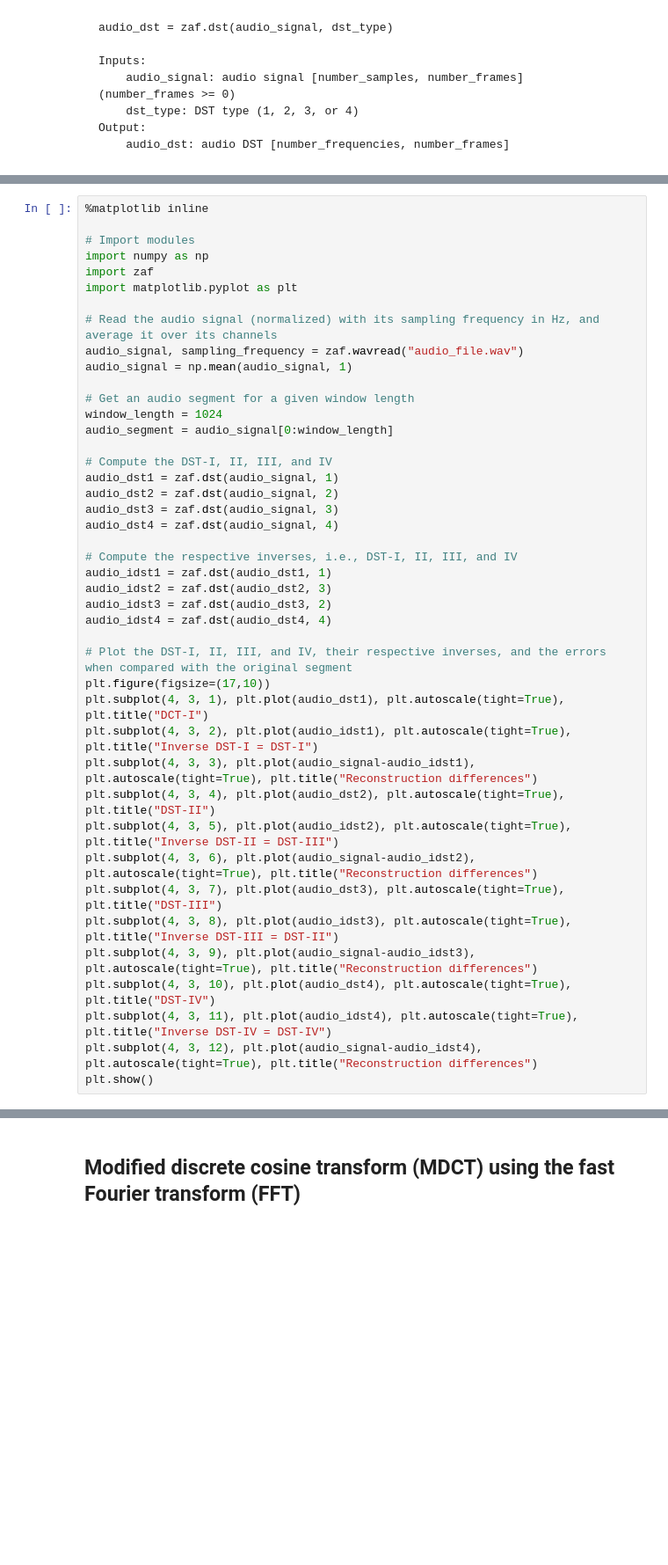
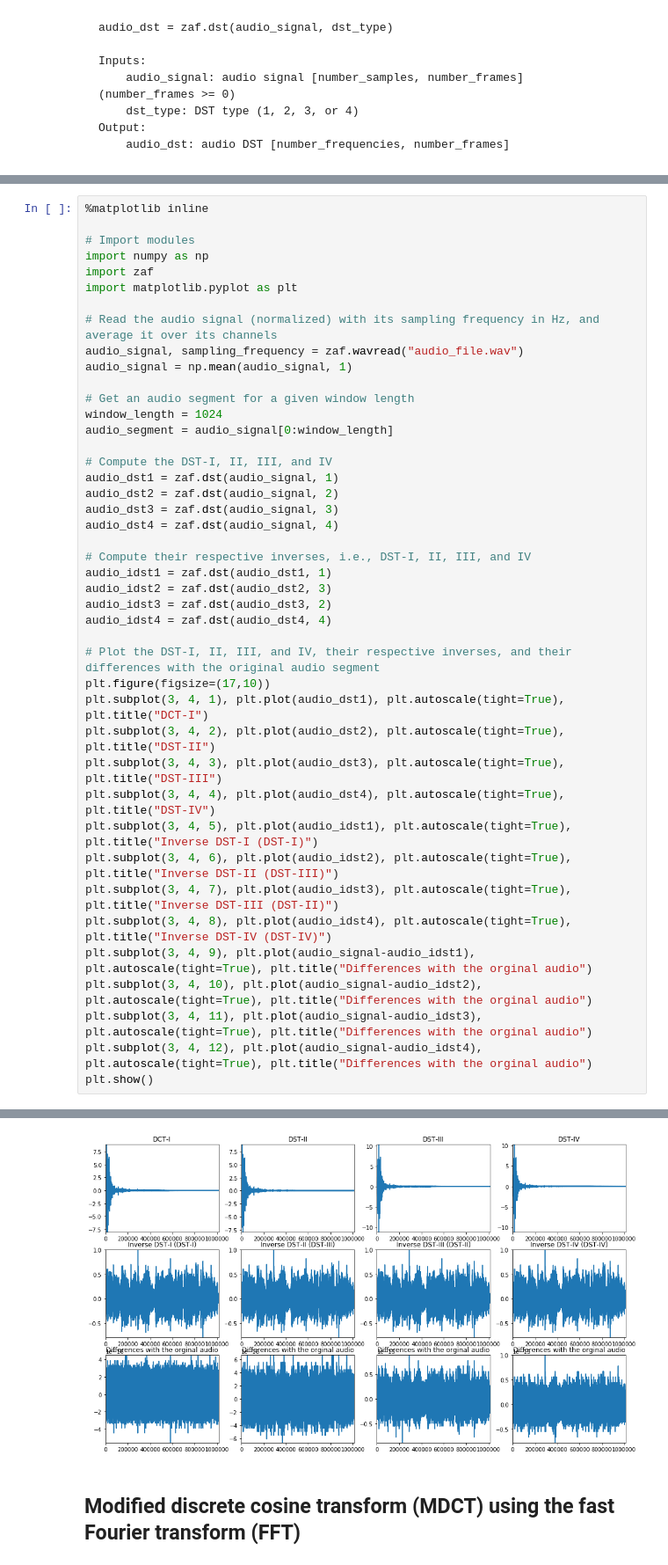
Before and after one commit to zafarrafii/Zaf-Python, a Jupyter notebook: examples.ipynb, the cells around one changed output, grey strips where cells are left out. Shown at 88% size. Saved outputs shown, nothing was run; the diff lists cells and outputs as text; blank space fills up the shorter version.

```diff
--- a/examples.ipynb
+++ b/examples.ipynb
@@ -437,25 +437,25 @@ audio_dst2 = zaf.dst(audio_signal, 2)
 audio_dst3 = zaf.dst(audio_signal, 3)
 audio_dst4 = zaf.dst(audio_signal, 4)
 
-# Compute the respective inverses, i.e., DST-I, II, III, and IV
+# Compute their respective inverses, i.e., DST-I, II, III, and IV
 audio_idst1 = zaf.dst(audio_dst1, 1)
 audio_idst2 = zaf.dst(audio_dst2, 3)
 audio_idst3 = zaf.dst(audio_dst3, 2)
 audio_idst4 = zaf.dst(audio_dst4, 4)
 
-# Plot the DST-I, II, III, and IV, their respective inverses, and the errors when compared with the original segment
+# Plot the DST-I, II, III, and IV, their respective inverses, and their differences with the original audio segment
 plt.figure(figsize=(17,10))
-plt.subplot(4, 3, 1), plt.plot(audio_dst1), plt.autoscale(tight=True), plt.title("DCT-I")
-plt.subplot(4, 3, 2), plt.plot(audio_idst1), plt.autoscale(tight=True), plt.title("Inverse DST-I = DST-I")
-plt.subplot(4, 3, 3), plt.plot(audio_signal-audio_idst1), plt.autoscale(tight=True), plt.title("Reconstruction differences")
-plt.subplot(4, 3, 4), plt.plot(audio_dst2), plt.autoscale(tight=True), plt.title("DST-II")
-plt.subplot(4, 3, 5), plt.plot(audio_idst2), plt.autoscale(tight=True), plt.title("Inverse DST-II = DST-III")
-plt.subplot(4, 3, 6), plt.plot(audio_signal-audio_idst2), plt.autoscale(tight=True), plt.title("Reconstruction differences")
-plt.subplot(4, 3, 7), plt.plot(audio_dst3), plt.autoscale(tight=True), plt.title("DST-III")
-plt.subplot(4, 3, 8), plt.plot(audio_idst3), plt.autoscale(tight=True), plt.title("Inverse DST-III = DST-II")
-plt.subplot(4, 3, 9), plt.plot(audio_signal-audio_idst3), plt.autoscale(tight=True), plt.title("Reconstruction differences")
-plt.subplot(4, 3, 10), plt.plot(audio_dst4), plt.autoscale(tight=True), plt.title("DST-IV")
-plt.subplot(4, 3, 11), plt.plot(audio_idst4), plt.autoscale(tight=True), plt.title("Inverse DST-IV = DST-IV")
-plt.subplot(4, 3, 12), plt.plot(audio_signal-audio_idst4), plt.autoscale(tight=True), plt.title("Reconstruction differences")
+plt.subplot(3, 4, 1), plt.plot(audio_dst1), plt.autoscale(tight=True), plt.title("DCT-I")
+plt.subplot(3, 4, 2), plt.plot(audio_dst2), plt.autoscale(tight=True), plt.title("DST-II")
+plt.subplot(3, 4, 3), plt.plot(audio_dst3), plt.autoscale(tight=True), plt.title("DST-III")
+plt.subplot(3, 4, 4), plt.plot(audio_dst4), plt.autoscale(tight=True), plt.title("DST-IV")
+plt.subplot(3, 4, 5), plt.plot(audio_idst1), plt.autoscale(tight=True), plt.title("Inverse DST-I (DST-I)")
+plt.subplot(3, 4, 6), plt.plot(audio_idst2), plt.autoscale(tight=True), plt.title("Inverse DST-II (DST-III)")
+plt.subplot(3, 4, 7), plt.plot(audio_idst3), plt.autoscale(tight=True), plt.title("Inverse DST-III (DST-II)")
+plt.subplot(3, 4, 8), plt.plot(audio_idst4), plt.autoscale(tight=True), plt.title("Inverse DST-IV (DST-IV)")
+plt.subplot(3, 4, 9), plt.plot(audio_signal-audio_idst1), plt.autoscale(tight=True), plt.title("Differences with the orginal audio")
+plt.subplot(3, 4, 10), plt.plot(audio_signal-audio_idst2), plt.autoscale(tight=True), plt.title("Differences with the orginal audio")
+plt.subplot(3, 4, 11), plt.plot(audio_signal-audio_idst3), plt.autoscale(tight=True), plt.title("Differences with the orginal audio")
+plt.subplot(3, 4, 12), plt.plot(audio_signal-audio_idst4), plt.autoscale(tight=True), plt.title("Differences with the orginal audio")
 plt.show()
 # %% [output]
@@ -463,3 +462,4 @@ ValueError: not enough values to unpack (expected 2, got 1)
+[figure, added]
 # %% [markdown]
 ## <a id="mdct"></a>Modified discrete cosine transform (MDCT) using the fast Fourier transform (FFT)
 # %% [markdown]
```
Also changed, not shown: parts of 4 cells of this notebook, 3 other files.
